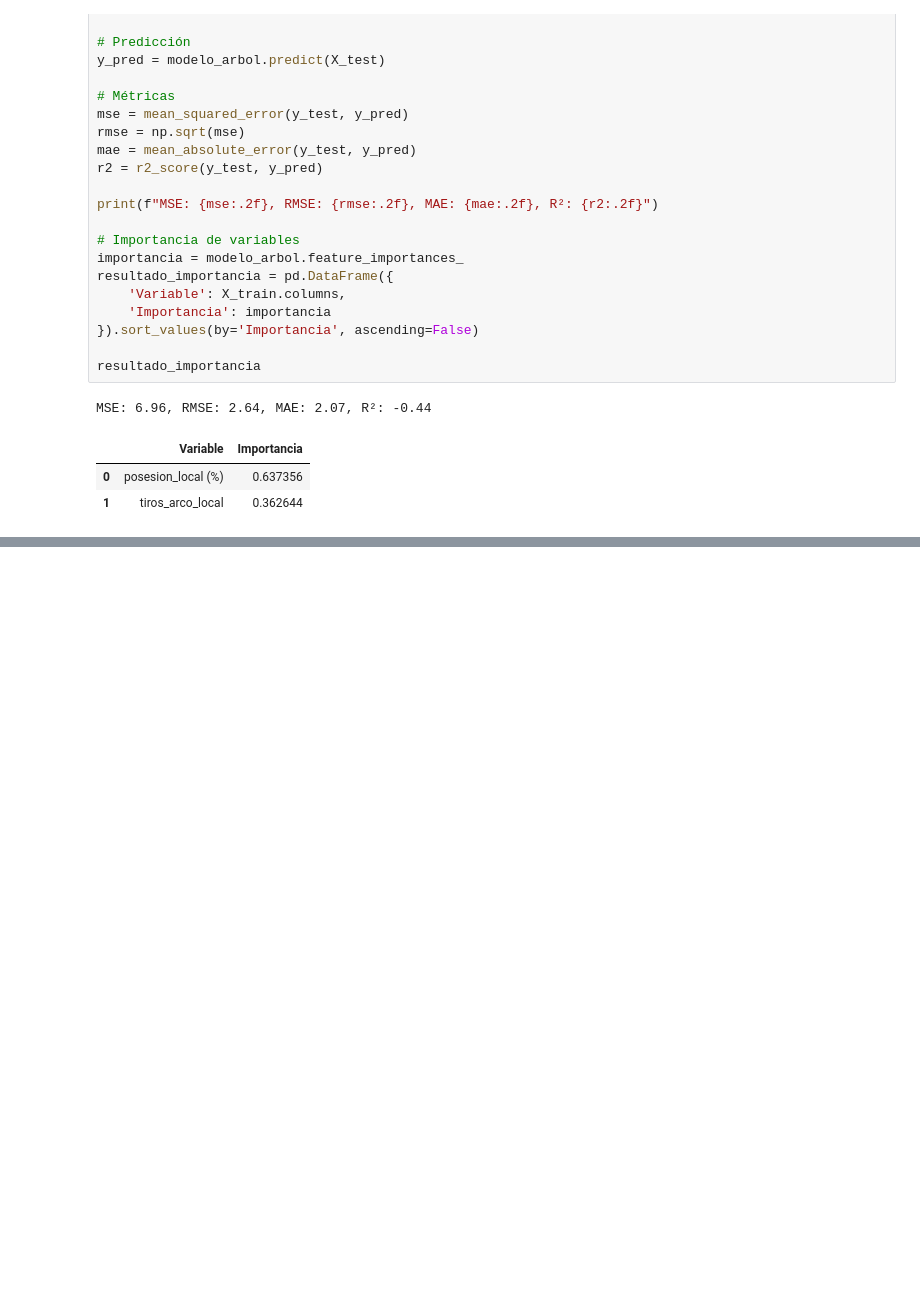
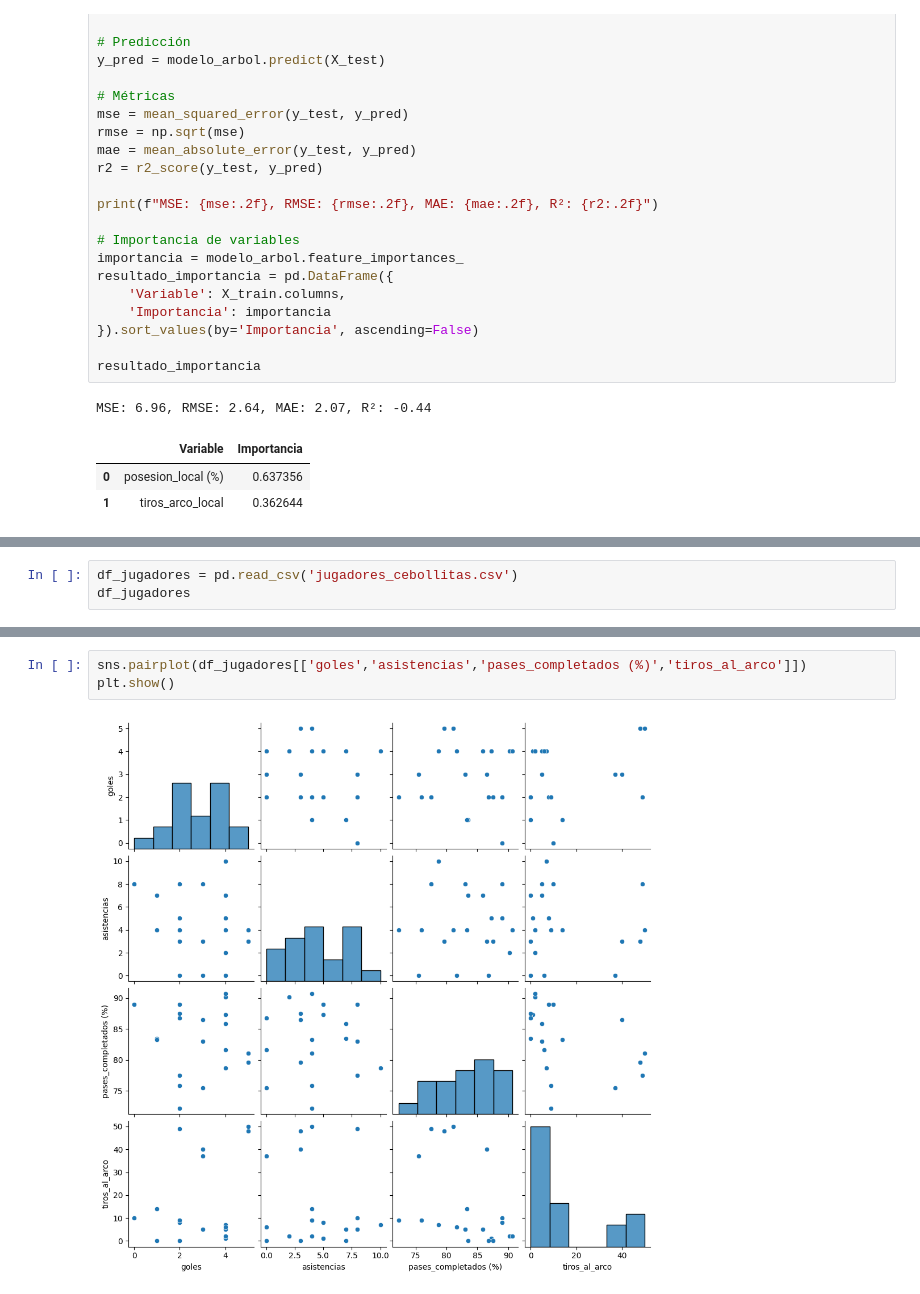
Before and after one commit to JuanLeguizamon97/fundamentos_ml, a Jupyter notebook: cebollitas.ipynb, the cells around one changed output, grey strips where cells are left out. Saved outputs shown, nothing was run; the diff lists cells and outputs as text; blank space fills up the shorter version.

```diff
--- a/cebollitas.ipynb
+++ b/cebollitas.ipynb
@@ -611,0 +619,3 @@ MSE: 6.96, RMSE: 2.64, MAE: 2.07, R²: -0.44
+# %%
+df_jugadores = pd.read_csv('jugadores_cebollitas.csv')
+df_jugadores
@@ -611,0 +640,5 @@ MSE: 6.96, RMSE: 2.64, MAE: 2.07, R²: -0.44
+# %%
+sns.pairplot(df_jugadores[['goles','asistencias','pases_completados (%)','tiros_al_arco']])
+plt.show()
+# %% [output]
+[figure, added]
```
Also changed, not shown: parts of 19 cells of this notebook, 2 other files.
